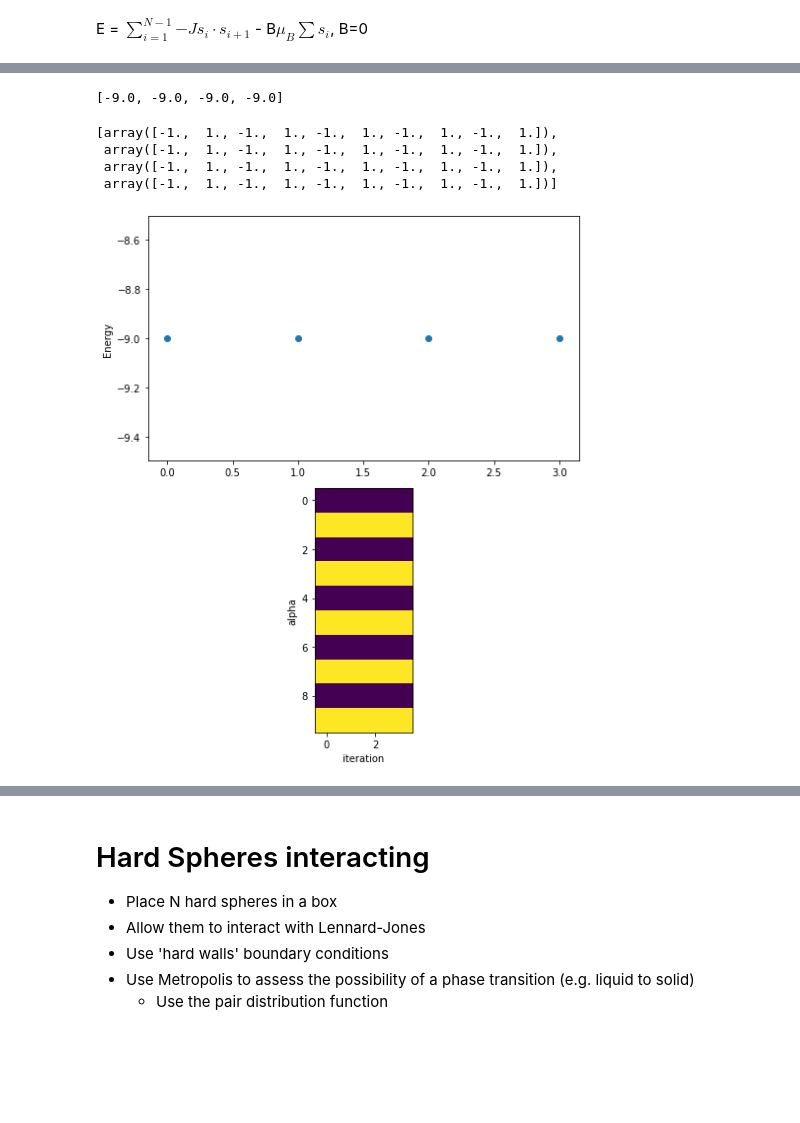
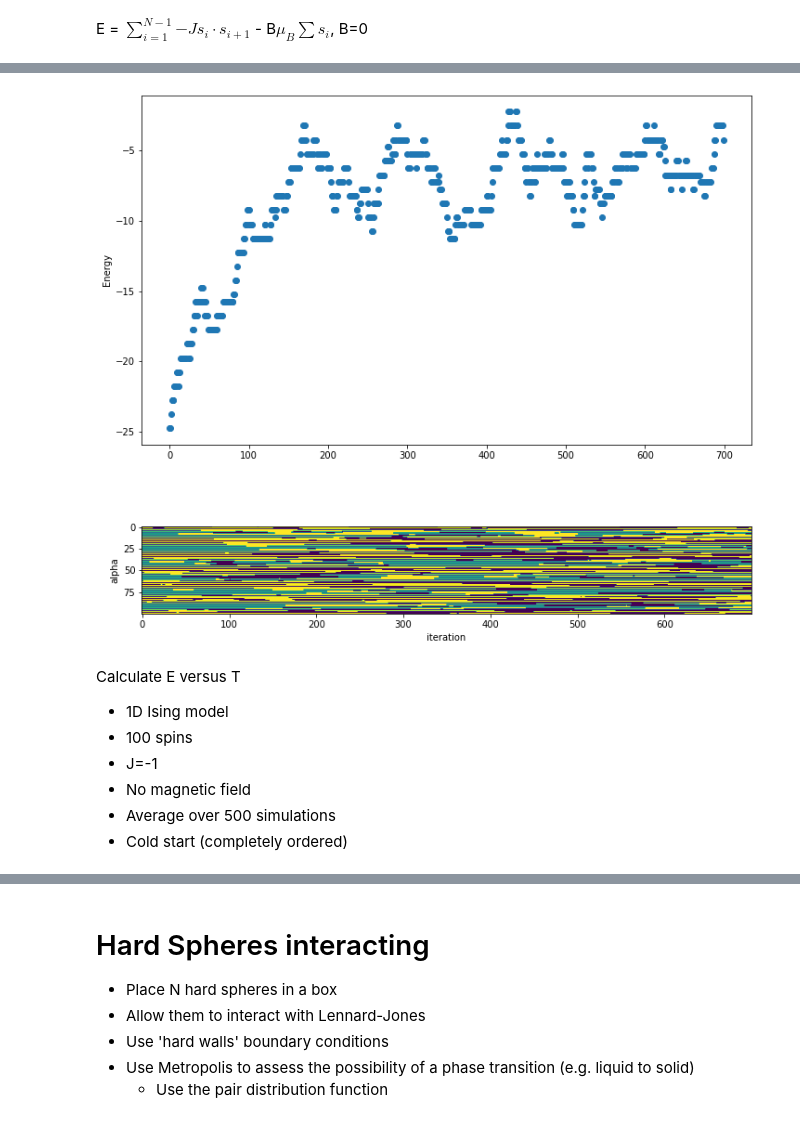
Before and after one commit to quantum-intelligence/computational-physics, a Jupyter notebook: CP_Lecture6b.ipynb, the cells around one changed output, grey strips where cells are left out. Saved outputs shown, nothing was run; the diff lists cells and outputs as text; code cells hidden in the pictures; blank space fills up the shorter version.

```diff
--- a/CP_Lecture6b.ipynb
+++ b/CP_Lecture6b.ipynb
@@ -56,4 +62,5 @@ def gen_alpha_tr(alpha):
 # %%
+#@title
 def calc_E(N, alpha, J):
   """
   # calculate the energy
@@ -61,7 +68,7 @@ def calc_E(N, alpha, J):
   #J = -1
   E = 0
   for i in np.arange(N-1):
-    E_i = -1*J*alpha[i]*alpha[i+1]
+    E_i = -1*J*alpha[i]*alpha[i+1]*(1/2)*(1/2)
     #print(alpha[i], alpha[i+1], E_i)
     E = E + E_i
   return E
@@ -101,2 +113,2 @@ def ising_model(N=10, num_iter = 4, T = 1, J=1, cold=True):
 # %%
-E_vals, alpha_vals = ising_model(N=10, num_iter = 4, T = 1, J=-1, cold=True)
+E_vals, alpha_vals = ising_model(N=100, num_iter = 700, T = 1.0, J=-1, cold=True)
@@ -112,25 +115,22 @@ E_tr > E :  -5.0 -9.0
-# %%
-E_vals
-# %% [output]
-[-9.0, -9.0, -9.0, -9.0]
-# %%
-alpha_vals
-# %% [output]
-[array([-1.,  1., -1.,  1., -1.,  1., -1.,  1., -1.,  1.]),
- array([-1.,  1., -1.,  1., -1.,  1., -1.,  1., -1.,  1.]),
- array([-1.,  1., -1.,  1., -1.,  1., -1.,  1., -1.,  1.]),
- array([-1.,  1., -1.,  1., -1.,  1., -1.,  1., -1.,  1.])]
 # %%
 iter = np.arange(len(E_vals))
-plt.figure(figsize=(7,8))
+plt.figure(figsize=(10,10))
 plt.subplot(2,1,1)
 plt.scatter(iter, E_vals)
 plt.ylabel("Energy")
 plt.subplot(2,1,2)
 plt.imshow(np.transpose(alpha_vals))
 plt.ylabel("alpha")
 plt.xlabel("iteration")
 plt.tight_layout()
 plt.show()
 # %% [output]
-[figure, old version]
+[figure, new version]
+# %% [markdown]
+Calculate E versus T
+- 1D Ising model
+- 100 spins
+- J=-1
+- No magnetic field
+- Average over 500 simulations
+- Cold start (completely ordered)
```
Also changed, not shown: parts of 11 cells of this notebook.
